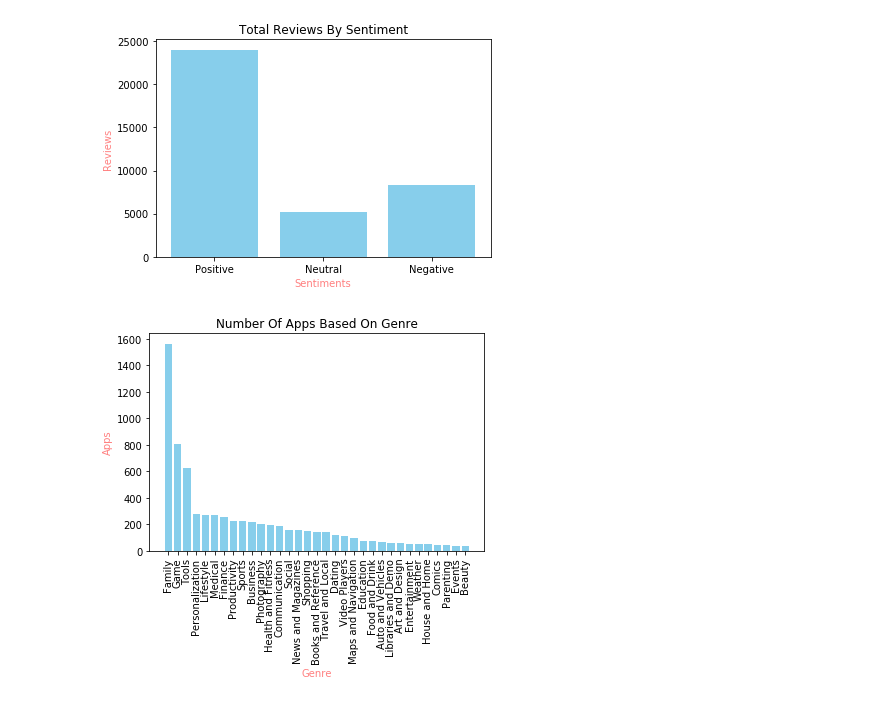
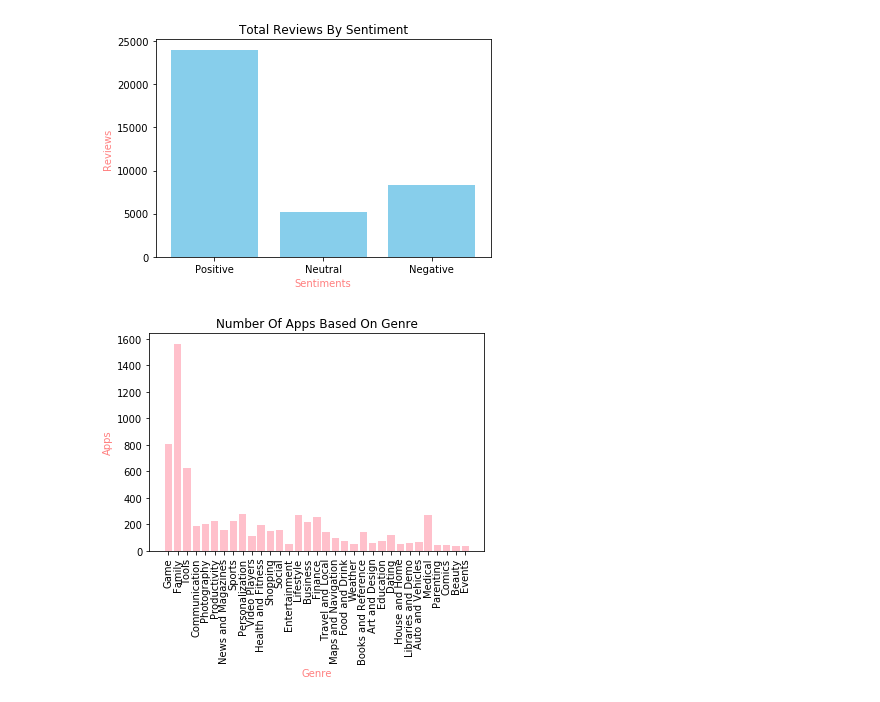
Before and after one commit to KylePeterson623/Project1, a Jupyter notebook: kyle.ipynb, the cells around one changed output. Saved outputs shown, nothing was run; the diff lists cells and outputs as text; code cells hidden in the pictures.

```diff
--- a/kyle.ipynb
+++ b/kyle.ipynb
@@ -221,36 +221,43 @@ plt.ylabel("Reviews", color = "red", alpha = 0.5)
 plt.show()
 # %% [output]
 [figure]
+# %%
+#Creates a dataframe to use for the bar chart
+categories = [googleApps["Category"].value_counts()]
+categoriesDf = pd.DataFrame(categories).T
+categoriesDf.columns = ["Counts"]
+#Adds a new column with genre names to use later
+categoriesDf["Category"] = categoriesDf.index
+
+#Creates a dataframe to work with for the bar chart
+categoryCount = googleApps.groupby(['Category'], as_index=False).sum()
+categoryCount = categoryCount.sort_values("Installs", ascending=False)
+
+categoryCountV2 =pd.merge(categoryCount, categoriesDf,
+                                 how='outer', on='Category')
+
+categoryCountV2.sort_values("Installs", ascending=False)
+
+print("")
 # %%
-#Creates a dataframe to use for the bar chart
-categories = [googleApps["Category"].value_counts()]
-categoriesDf = pd.DataFrame(categories).T
-categoriesDf.columns = ["Counts"]
-
-#Organizes the dataframe to better display the finished chart
-categoriesDf = categoriesDf.sort_values("Counts", ascending=False)
-
-#Adds a new column with genre names to use later
-categoriesDf["Genre"] = categoriesDf.index
-
 #Creates lists to be graphed
-catList = categoriesDf["Counts"].tolist()
-labels = categoriesDf["Genre"].tolist()
+catApps = categoryCountV2["Counts"].tolist()
+labels = categoryCountV2["Category"].tolist()
 
 #Creates X axis for bar chart
-xAxis = np.arange(len(catList))
+xAxis = np.arange(len(catApps))
 
 #Creates the bar chart
-plt.bar(xAxis, catList, color='skyblue', alpha=1.00, align="center")
+plt.bar(xAxis, catApps, color='pink', alpha=1.00, align="center")
 
 #Adds formatting to the bar chart
 plt.title("Number Of Apps Based On Genre")
 tick_locations = [value for value in xAxis]
 plt.xticks(tick_locations, labels, rotation="vertical")
 plt.xlabel("Genre", color = "red", alpha = 0.5)
 plt.ylabel("Apps", color = "red", alpha = 0.5)
 
 #Displays the bar chart
 plt.show()
 # %% [output]
-[figure, old version]
+[figure, new version]
```
Also changed, not shown: parts of 3 cells of this notebook.
